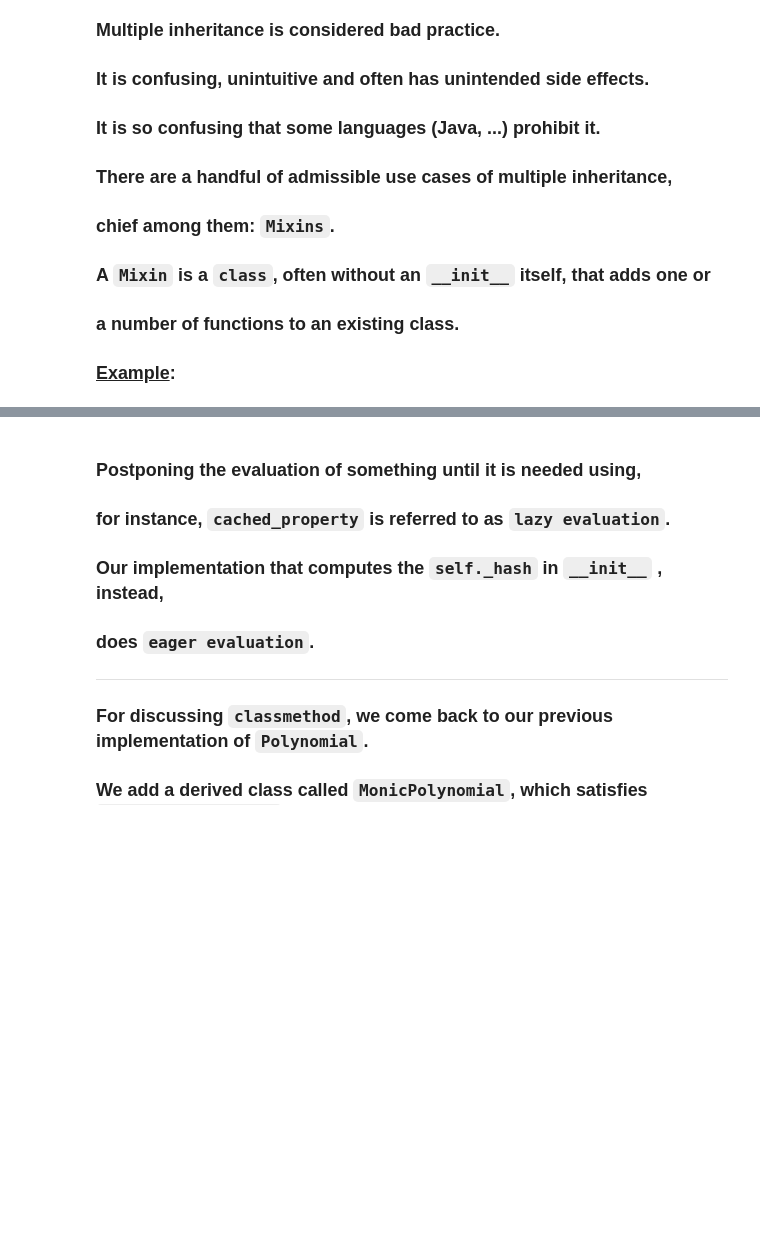
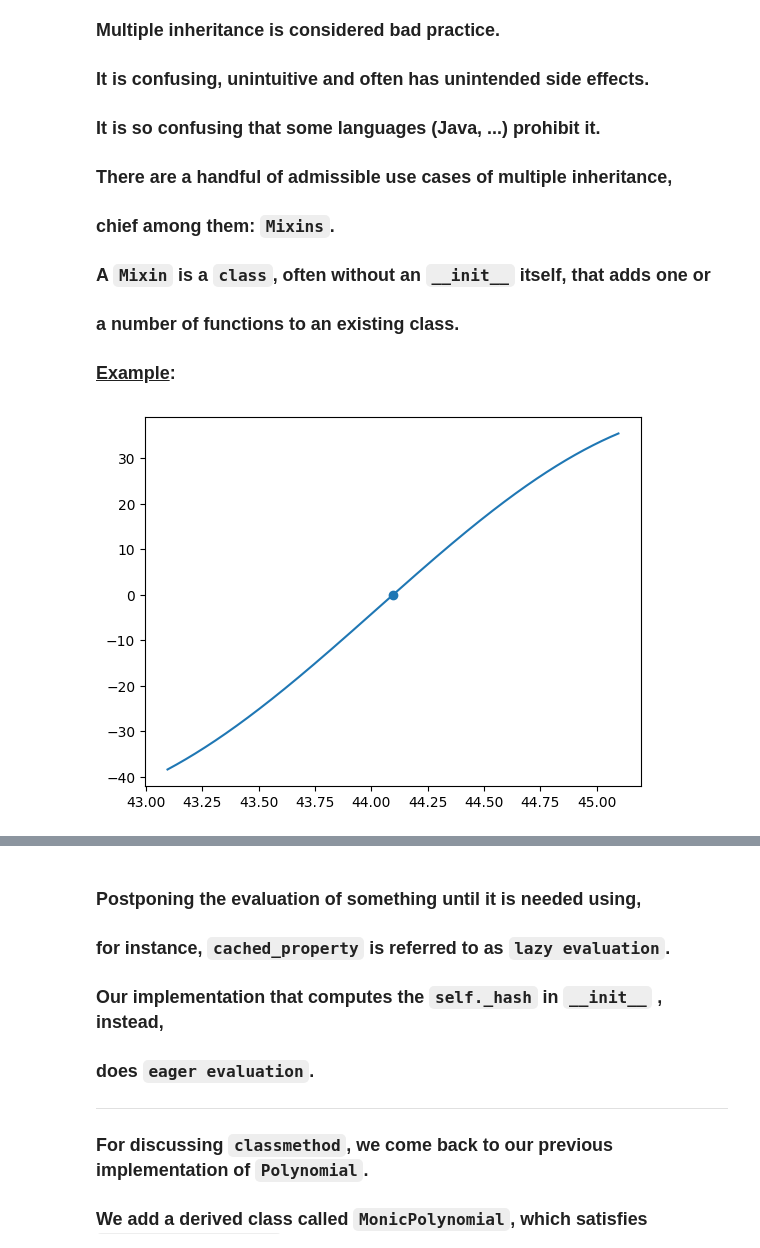
Before and after one commit to JochenHinz/python_seminar, a Jupyter notebook: OOP.ipynb, the cells around one changed output, grey strips where cells are left out. Cells and saved outputs as stored; diff of their text form; code cells hidden in the pictures; blank space fills up the shorter version.

```diff
--- a/OOP.ipynb
+++ b/OOP.ipynb
@@ -371,11 +426,13 @@ print(f"{pol} is a polynomial of order {pol.order}.")
 ### `x * pol + pol + pol' + pol'' + ... + pol^(n)`.
 ### Use an inplace operation `raise_order` for representing `x * pol`.
 # %%
+""" [IMPORT] """
 from typing import Sequence, Self
 from itertools import zip_longest
 from more_itertools import convolve
 
 
+""" [FOCUS] - added one inplace operation `raise_order` """
 class Polynomial:
 
   def __init__(self, weights: Sequence[float | int]) -> None:
@@ -409,6 +466,7 @@ class Polynomial:
   def __mul__(self, other: 'Polynomial') -> 'Polynomial':
     return Polynomial(list(convolve(self.weights, other.weights)))
 
+  """ [NEW] - inplace operation """
   # I'm adding raise_order here that replaces [a0, a1, a2, ...]
   # by [0, a0, a1, a2, ...]
   # this is not a good idea ...
@@ -496,9 +573,13 @@ print(pol is derivatives[0])
 # %%
+# Preparational cell with out of place operations only
+
+""" [IMPORT] """
 from typing import Sequence, Self
 from itertools import zip_longest
 from more_itertools import convolve
 
 
+""" [HELPER] - Polynomial Class """
 class Polynomial:
 
   def __init__(self, weights: Sequence[float | int]) -> None:
@@ -532,6 +613,7 @@ class Polynomial:
   def __mul__(self, other: 'Polynomial') -> 'Polynomial':
     return Polynomial(list(convolve(self.weights, other.weights)))
 
+  """ [NEW] - same function but we do it out of place, not inplace """
   # This time out of place
   def raise_order(self) -> 'Polynomial':
     return Polynomial([0] + self.weights)
@@ -1961,11 +2147,13 @@ except Exception as ex:
 ### <u>Example</u>:
 # %%
 # %load oop/derivative_chain_mixin.py
+""" [IMPORT] - numpy, plotting, type hinting """
 import numpy as np
 from matplotlib import pyplot as plt
 from typing import Sequence, Tuple, Union, Any, Callable
 
 
+""" [HELPER] - type aliases, function coercion """
 NumericType = Union[int, float]
 FunctionType = Union['DifferentiableFunction', NumericType]
 
@@ -1976,11 +2164,13 @@ def as_function(func: FunctionType) -> 'DifferentiableFunction':
   return Constant(func)
 
 
+""" [NEW] - Mixin for finding roots """
 # It is best practice to end the class name on `Mixin`
 class FindRootMixin:
   """ Class that contains one function to find a root. """
 
   def __init__(self, *args, **kwargs):
+    """ Whatever arguments, forward them to the next base class in line. """
     super().__init__(*args, **kwargs)
 
   def find_root(self, x0=0, **scipykwargs):
@@ -1993,8 +2183,9 @@ class FindRootMixin:
     plt.show()
 
 
-# By default we assume that the function can't have roots.
-# If it can have roots, we overwrite `find_root` using the Mixin from above.
+""" [FOCUS] - By default:
+    1) we assume that the function can't have roots.
+    2) If it can have roots, we overwrite `find_root` using the Mixin from above. """
 class DifferentiableFunction:
 
   def __init__(self, args: Sequence[Any]) -> None:
@@ -2006,8 +2197,8 @@ class DifferentiableFunction:
   def _deriv(self):
     raise NotImplementedError("Each derived class needs to implement its derivative.")
 
+  """ [NEW] - overwrite this method in case the function can have roots """
   def find_root(self, *args, **kwargs):
-    "Overwrite me in case the function I represent can have roots."
     raise TypeError("Functions of class {} have no roots.".format(self.__class__.__name__))
 
   def derivative(self, n: int = 1) -> 'DifferentiableFunction':
@@ -2056,6 +2247,7 @@ class Constant(DifferentiableFunction):
     return self.value
 
 
+""" [NEW] - f(x) = x has a root. To overwrite, the Mixin must be inherited from first. """
 # f(x) = x has a root. To overwrite, the Mixin must be inherited from first.
 class Argument(FindRootMixin, DifferentiableFunction):
 
@@ -2069,6 +2261,7 @@ class Argument(FindRootMixin, DifferentiableFunction):
     return float(x)
 
 
+""" [NEW] - the sum of two functions can have roots """
 # Can have roots.
 class Add(FindRootMixin, DifferentiableFunction):
 
@@ -2084,6 +2277,7 @@ class Add(FindRootMixin, DifferentiableFunction):
     return self.f0(x) + self.f1(x)
 
 
+""" [NEW] - the product of two functions can have roots """
 # Can have roots.
 class Multiply(FindRootMixin, DifferentiableFunction):
 
@@ -2120,33 +2314,38 @@ class ChainRule(DifferentiableFunction):
 class Exp(ChainRule):
   evalf = np.exp
   df = lambda self, argument: self
 
 
+""" [NEW] - sin(f(x)) may have roots """
 # has roots
 class Sin(FindRootMixin, ChainRule):
   evalf = np.sin
   df = lambda self, argument: Cos(argument)
 
 
+""" [NEW] - cos(f(x)) may have roots """
 # has roots
 class Cos(FindRootMixin, ChainRule):
   evalf = np.cos
   df = lambda self, argument: (-1) * Sin(argument)
 
 
+""" [HELPER] - find the root of y(x) = x * sin(x) - 5 """
 def test():
   """
     Find the root of y(x) = x * sin(x) - 5.
   """
 
   x = Argument()
   y = x * Sin(x) - 5
 
   y.find_root(x0=2)
 
 
 if __name__ == '__main__':
   test()
+# %% [output]
+[figure, added]
 # %% [markdown]
 ### Note that this is less confusing because we just use the `Mixin` to
 ### add / overwrite a function.
```
Also changed, not shown: parts of 89 cells of this notebook, 11 other files.
